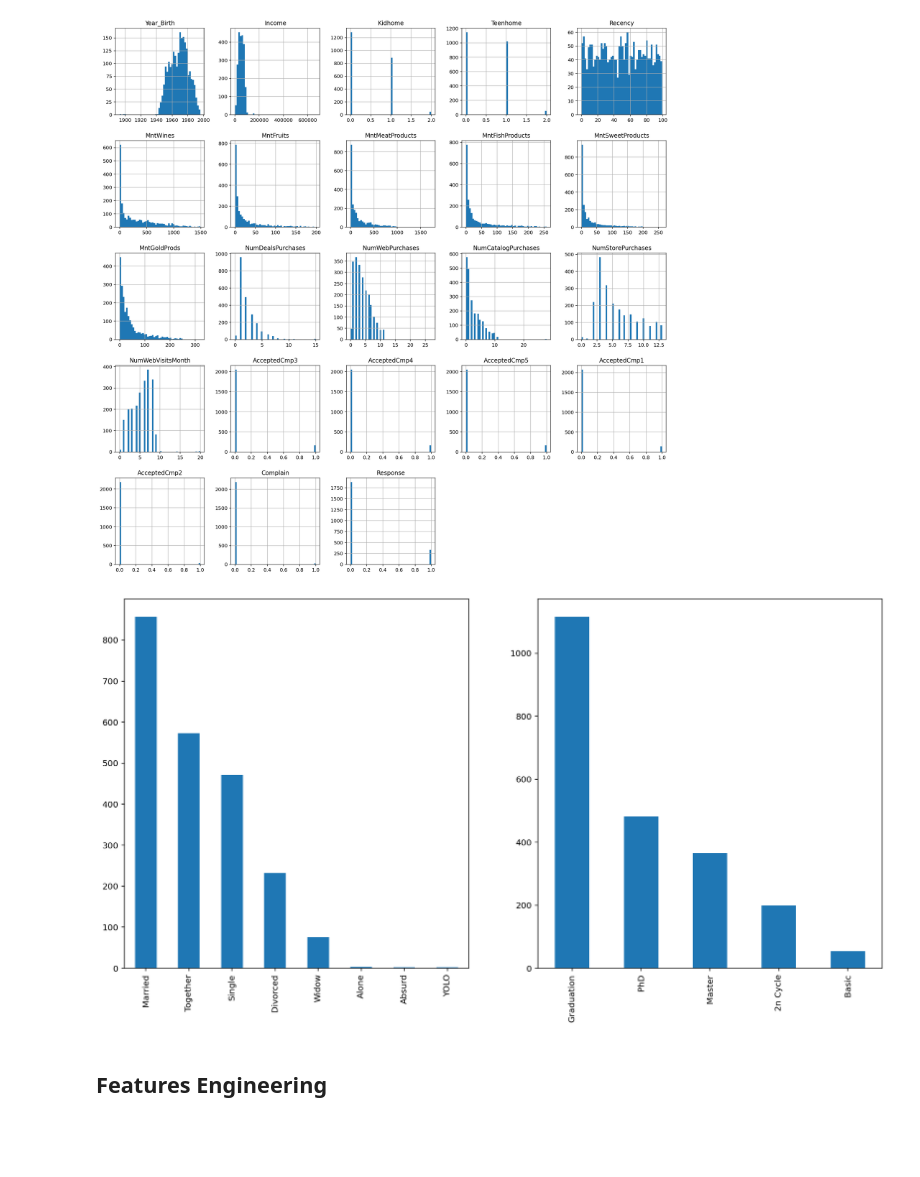
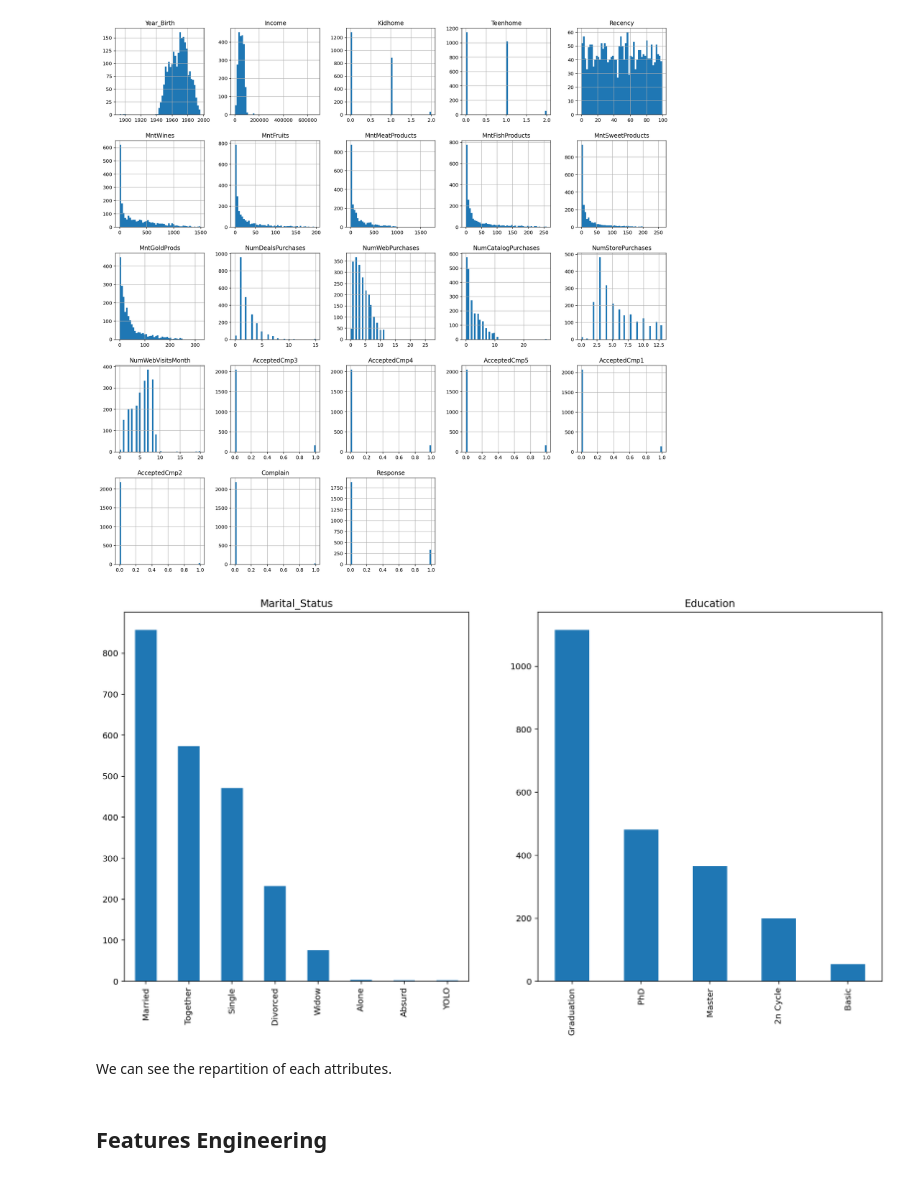
Before and after one commit to yxyfer/PTML_Project, a Jupyter notebook: src/market_analysis_unsupervised.ipynb, the cells around one changed output. Cells and saved outputs as stored; diff of their text form; code cells hidden in the pictures; blank space fills up the shorter version.

```diff
--- a/src/market_analysis_unsupervised.ipynb
+++ b/src/market_analysis_unsupervised.ipynb
@@ -169,12 +170,15 @@ plt.show()
 # %% [output]
 [figure]
 # %%
+# Plot the histogram of each categorical attribute
 fig, axs = plt.subplots(1, 2, figsize=(16, 8))
-df['Marital_Status'].value_counts().plot(kind='bar', ax=axs[0])
-df['Education'].value_counts().plot(kind='bar', ax=axs[1])
+df['Marital_Status'].value_counts().plot(kind='bar', ax=axs[0], title = "Marital_Status")
+df['Education'].value_counts().plot(kind='bar', ax=axs[1], title = "Education")
 plt.show()
 # %% [output]
-[figure, old version]
+[figure, new version]
+# %% [markdown]
+We can see the repartition of each attributes.
 # %% [markdown]
 ## Features Engineering
 # %%
```
Also changed, not shown: parts of 28 cells of this notebook.
